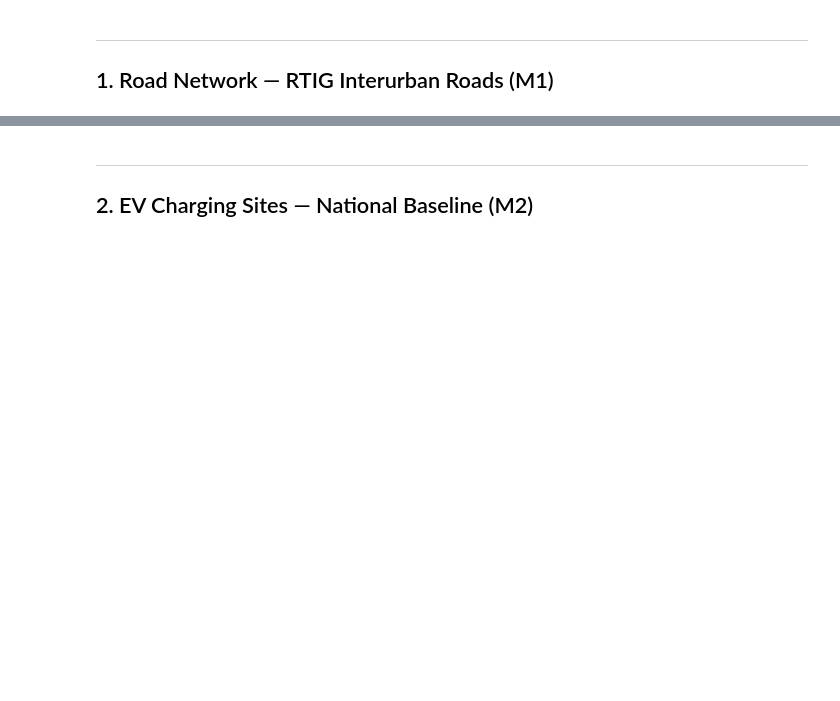
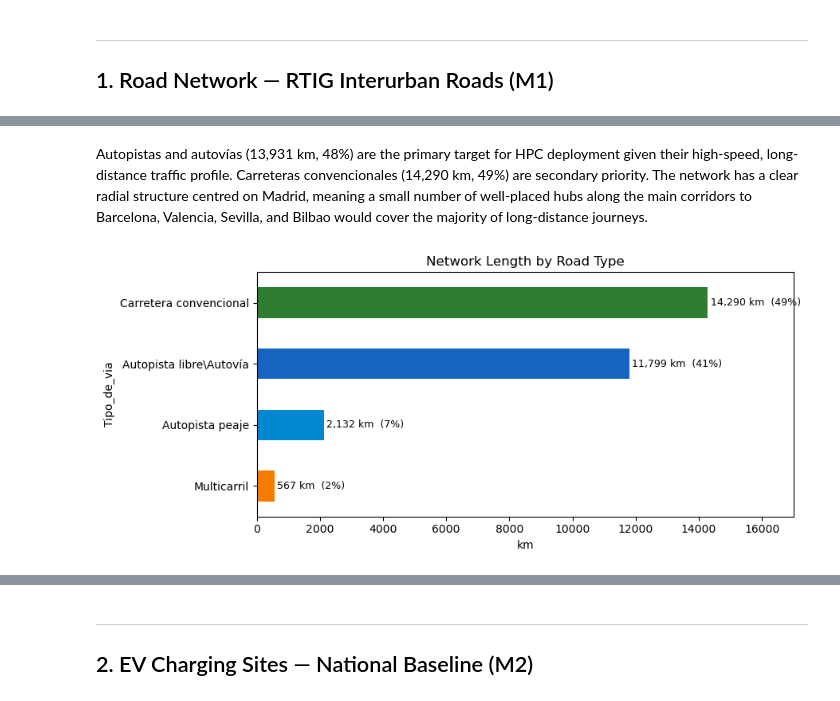
Before and after one commit to Vlad494-cmd/Datathon, a Jupyter notebook: notebooks/EDA_Complete.ipynb, the cells around one changed output, grey strips where cells are left out. Drawn from its saved outputs; the diff is of its cells as text; code cells hidden in the pictures; blank space fills up the shorter version.

```diff
--- a/notebooks/EDA_Complete.ipynb
+++ b/notebooks/EDA_Complete.ipynb
@@ -81,30 +98,0 @@ for t in vc.index:
-# %%
-TYPE_COLORS = {
-    'Autopista libre\\Autovía': '#1565C0',
-    'Autopista peaje':          '#0288D1',
-    'Carretera nacional':       '#2E7D32',
-    'Otros':                    '#9E9E9E',
-}
-default_color = '#9E9E9E'
-
-fig, axes = plt.subplots(1, 2, figsize=(16, 7))
-
-ax = axes[0]
-for tipo in roads['Tipo_de_via'].dropna().unique():
-    color = TYPE_COLORS.get(tipo, default_color)
-    roads[roads['Tipo_de_via'] == tipo].plot(ax=ax, color=color, linewidth=0.8, alpha=0.9)
-handles = [mpatches.Patch(color=TYPE_COLORS.get(t, default_color), label=t)
-           for t in roads['Tipo_de_via'].dropna().unique()]
-ax.legend(handles=handles, fontsize=8, loc='lower left')
-ax.set_title(f'RTIG Interurban Road Network ({len(roads):,} segments, {total_km:,.0f} km)')
-
-ax = axes[1]
-km_by_type = roads.groupby('Tipo_de_via')['length_m'].sum().div(1000).sort_values()
-colors = [TYPE_COLORS.get(t, default_color) for t in km_by_type.index]
-km_by_type.plot(kind='barh', ax=ax, color=colors)
-ax.set_xlabel('km')
-ax.set_title('Network Length by Road Type')
-for i, v in enumerate(km_by_type):
-    ax.text(v + 50, i, f'{v:,.0f} km', va='center', fontsize=8)
-
-plt.tight_layout(); plt.show()
@@ -110,0 +142,17 @@ plt.tight_layout(); plt.show()
+# %% [markdown]
+Autopistas and autovías (13,931 km, 48%) are the primary target for HPC deployment given their high-speed, long-distance traffic profile. Carreteras convencionales (14,290 km, 49%) are secondary priority. The network has a clear radial structure centred on Madrid, meaning a small number of well-placed hubs along the main corridors to Barcelona, Valencia, Sevilla, and Bilbao would cover the majority of long-distance journeys.
+# %%
+# Network length by road type
+fig, ax = plt.subplots(figsize=(9, 4))
+km_sorted = km.sort_values()
+colors_bar = [TYPE_COLORS.get(t, default_color) for t in km_sorted.index]
+km_sorted.plot(kind='barh', ax=ax, color=colors_bar)
+ax.set_xlabel('km')
+ax.set_title('Network Length by Road Type')
+for i, v in enumerate(km_sorted):
+    ax.text(v + 80, i, f'{v:,} km  ({v/total_km*100:.0f}%)', va='center', fontsize=9)
+ax.set_xlim(0, 17000)
+plt.tight_layout()
+plt.show()
+# %% [output]
+[figure, added]
```
Also changed, not shown: parts of 46 cells of this notebook, 1 other file.
